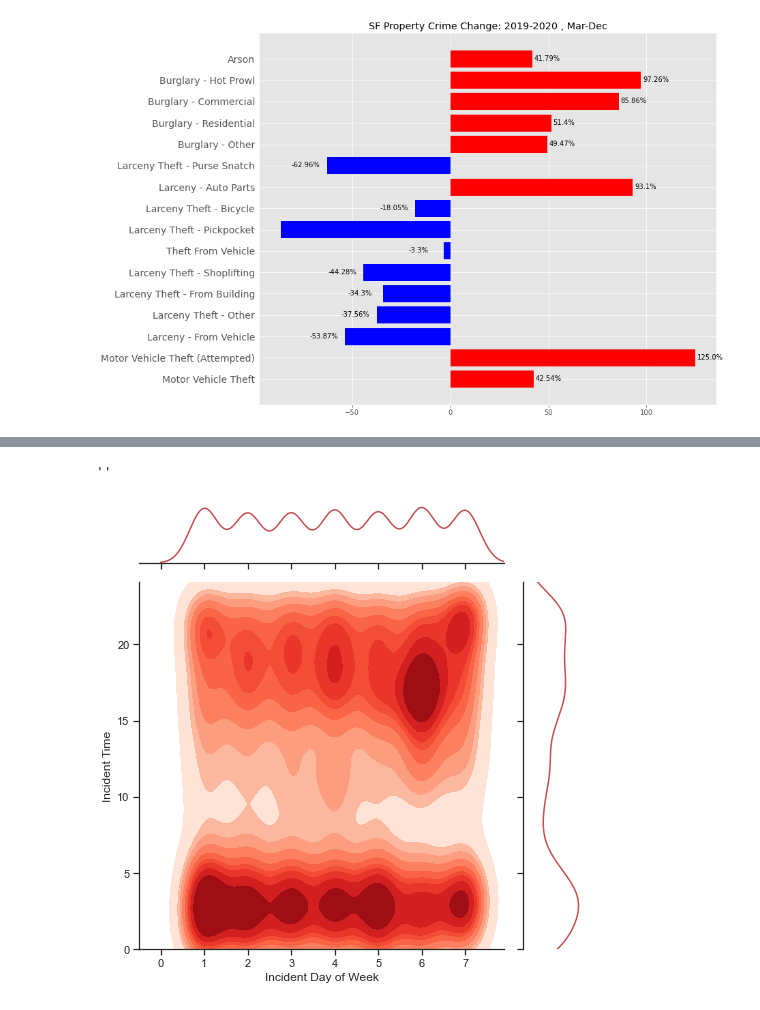
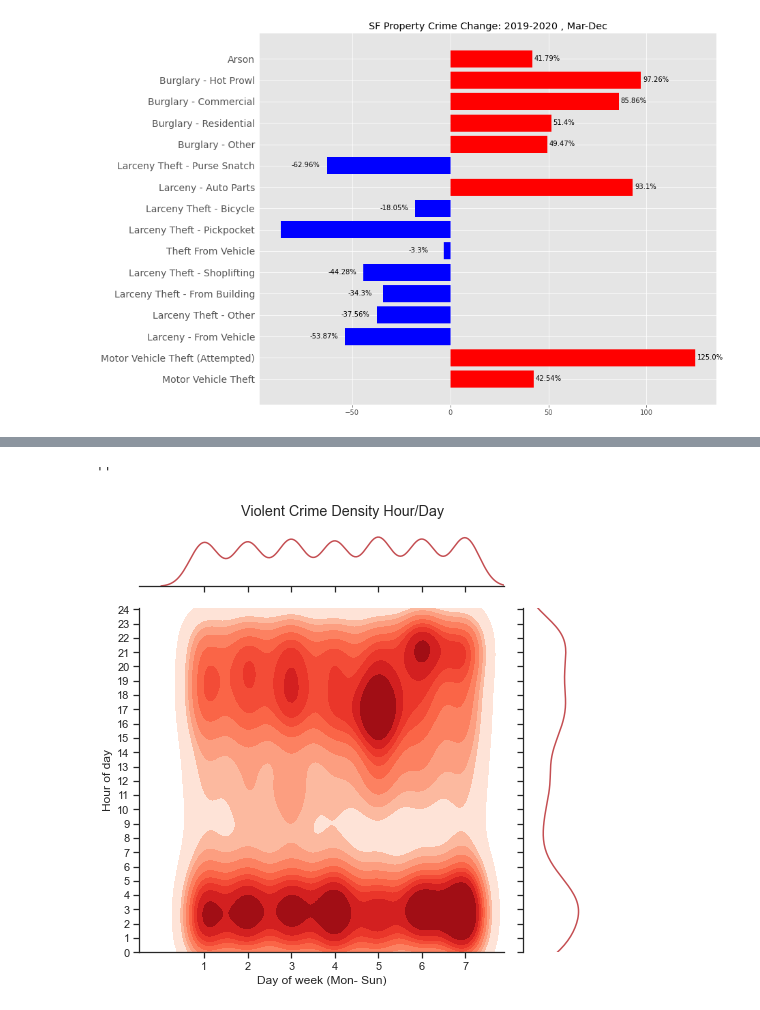
Before and after one commit to baharbiazar/San_Francisco_crime_EDA, a Jupyter notebook: src/sf_crime_analysis.ipynb, the cells around one changed output, grey strips where cells are left out. Saved outputs shown, nothing was run; the diff lists cells and outputs as text; code cells hidden in the pictures.

Commit message:
graph updates

```diff
--- a/src/sf_crime_analysis.ipynb
+++ b/src/sf_crime_analysis.ipynb
@@ -175,23 +175,31 @@ burg_20.head(1)
 # %%
 # joint map of burglary: day of the week and hour of day
 
 
 ax = sns.set(style= 'ticks')
 #sns.set(rc={'figure.figsize':(20,10)})
 
 
-f= burg_20['Incident Day of Week'].replace({'Sunday': 1 , 'Monday': 2 , 'Tuesday': 3, 'Wednesday':4 , 'Thursday':5, 'Friday': 6, 'Saturday':7} )
+f= burg_20['Incident Day of Week'].replace({ 'Monday': 1 , 'Tuesday': 2, 'Wednesday':3 , 'Thursday':4, 'Friday': 5, 'Saturday':6, 'Sunday': 7} )
 j= burg_20['Incident Time'].dt.hour
 
+
 a= sns.jointplot(f , j, kind = 'kde', color = 'r', shade = True, cmap='Reds', height = 7, space = 0.5,  xlim=(-.5,7.9), ylim=(0,24.1))
+a.ax_joint.set_xlabel('Day of week (Mon- Sun)')
+a.ax_joint.set_ylabel('Hour of day')
+a.ax_joint.set_xticks([ 1, 2, 3, 4, 5, 6,7])
+a.ax_joint.set_yticks(range(25))
 
+a.fig.suptitle('Violent Crime Density Hour/Day')
+
+plt.tight_layout()
 plt.savefig("../images/burg.png")
-plt.tight_layout()
+
 
 ;
 # %% [output]
 ''
-[figure, old version]
+[figure, new version]
 # %%
 # exctracting Vehicle Theft dataframe: 2020, march-dec:
 vtheft_20 = extract[(extract['Incident Date'].dt.year ==2020) & (extract['Incident Date'].dt.month >2)& (extract['Incident Category'] == 'Motor Vehicle Theft')].reset_index(drop= True)
```
Also changed, not shown: parts of 1 cell of this notebook, 7 other files.
